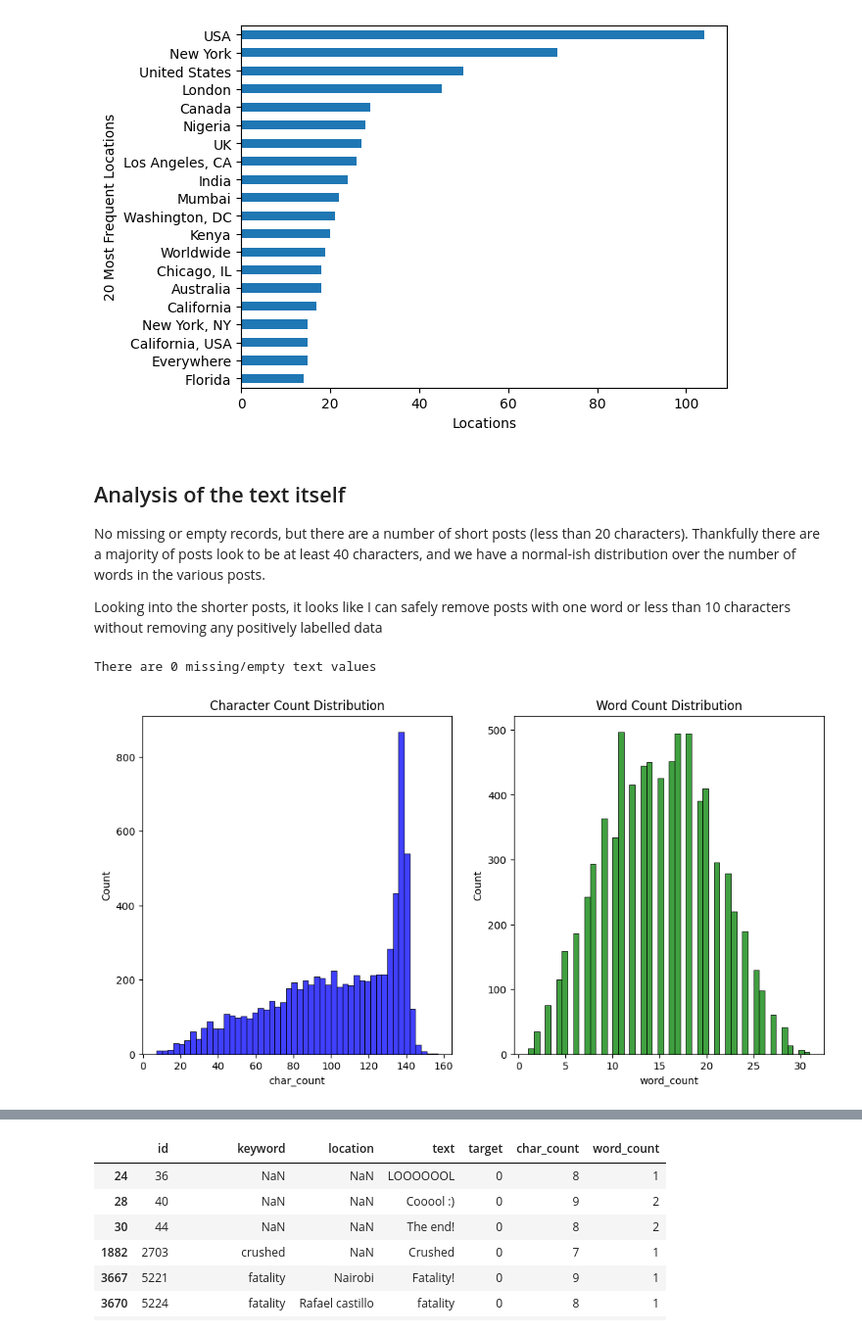
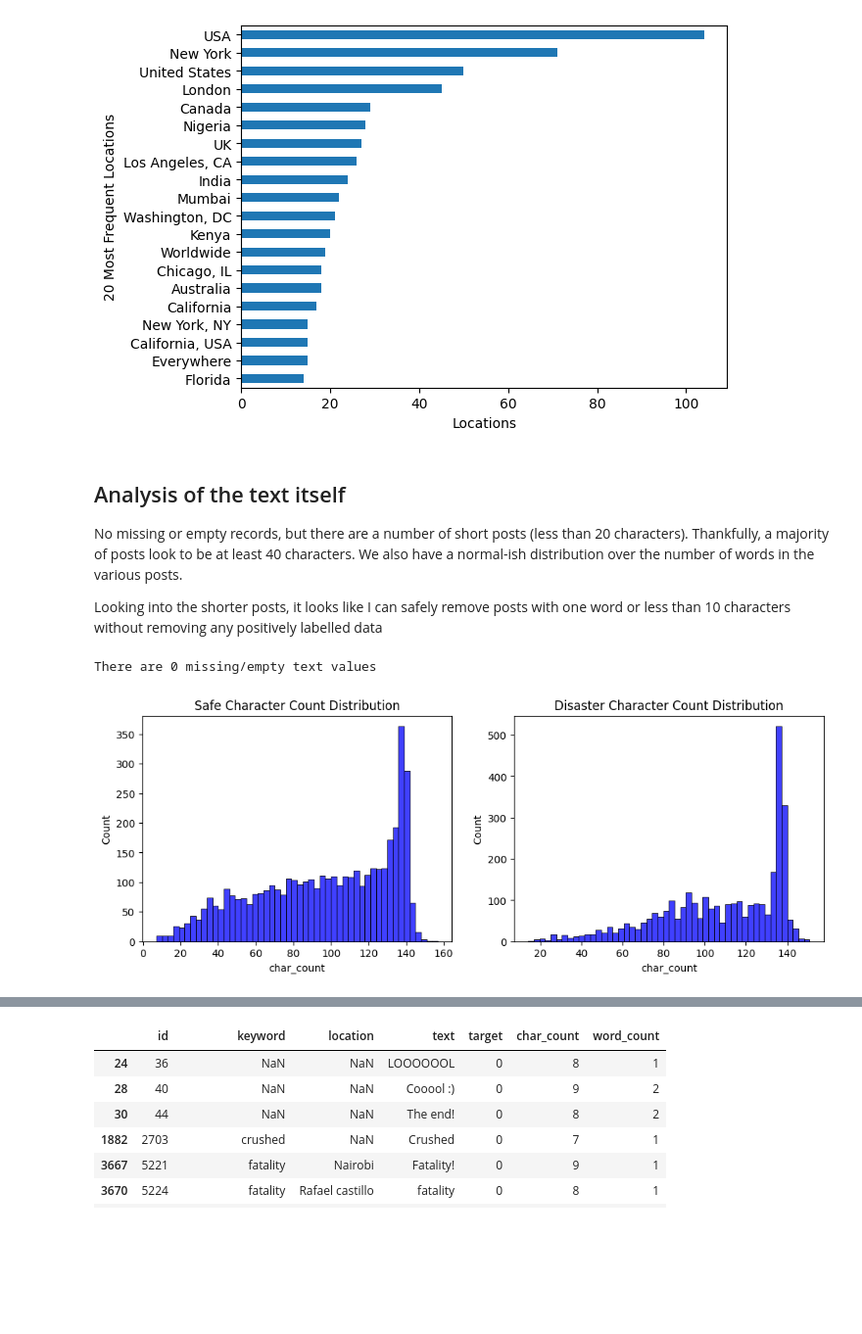
Before and after one commit to gbangban/text-nlp, a Jupyter notebook: notebook.ipynb, the cells around one changed output, grey strips where cells are left out. Shown: that part at 98% size. Drawn from its saved outputs; the diff is of its cells as text; code cells hidden in the pictures; blank space fills up the shorter version.

```diff
--- a/notebook.ipynb
+++ b/notebook.ipynb
@@ -131,25 +131,24 @@ There are 2533 missing locations values
 [figure]
 # %% [markdown]
 ## Analysis of the text itself
-No missing or empty records, but there are a number of short posts (less than 20 characters).  Thankfully there are a majority of posts look to be at least 40 characters, and we have a normal-ish distribution over the number of words in the various posts.
+No missing or empty records, but there are a number of short posts (less than 20 characters).  Thankfully, a majority of posts look to be at least 40 characters.  We also have a normal-ish distribution over the number of words in the various posts.
 
 Looking into the shorter posts, it looks like I can safely remove posts with one word or less than 10 characters without removing any positively labelled data
 # %%
 print(f"There are {train_df['text'].isna().sum()} missing/empty text values")
 train_df['char_count'] = train_df['text'].apply(len)
 train_df['word_count'] = train_df['text'].apply(lambda str: len(str.split()))
 char_count = train_df['char_count'].value_counts()
 
-plt.figure(figsize=(12, 6))
+plt.figure(figsize=(12, 4))
 plt.subplot(1, 2, 1)
-sns.histplot(train_df['char_count'], bins=50, color='blue')
-plt.title('Character Count Distribution')
-
+sns.histplot(train_df[train_df['target'] == 0]['char_count'], bins=50, color='blue')
+plt.title('Safe Character Count Distribution')
 
 plt.subplot(1, 2, 2)
-sns.histplot(train_df['word_count'], bins=50, color='green')
-plt.title('Word Count Distribution')
+sns.histplot(train_df[train_df['target'] == 1]['char_count'], bins=50, color='blue')
+plt.title('Disaster Character Count Distribution')
 plt.show()
 # %% [output]
 There are 0 missing/empty text values
-[figure, old version]
+[figure, new version]
```
Also changed, not shown: parts of 16 cells of this notebook.
